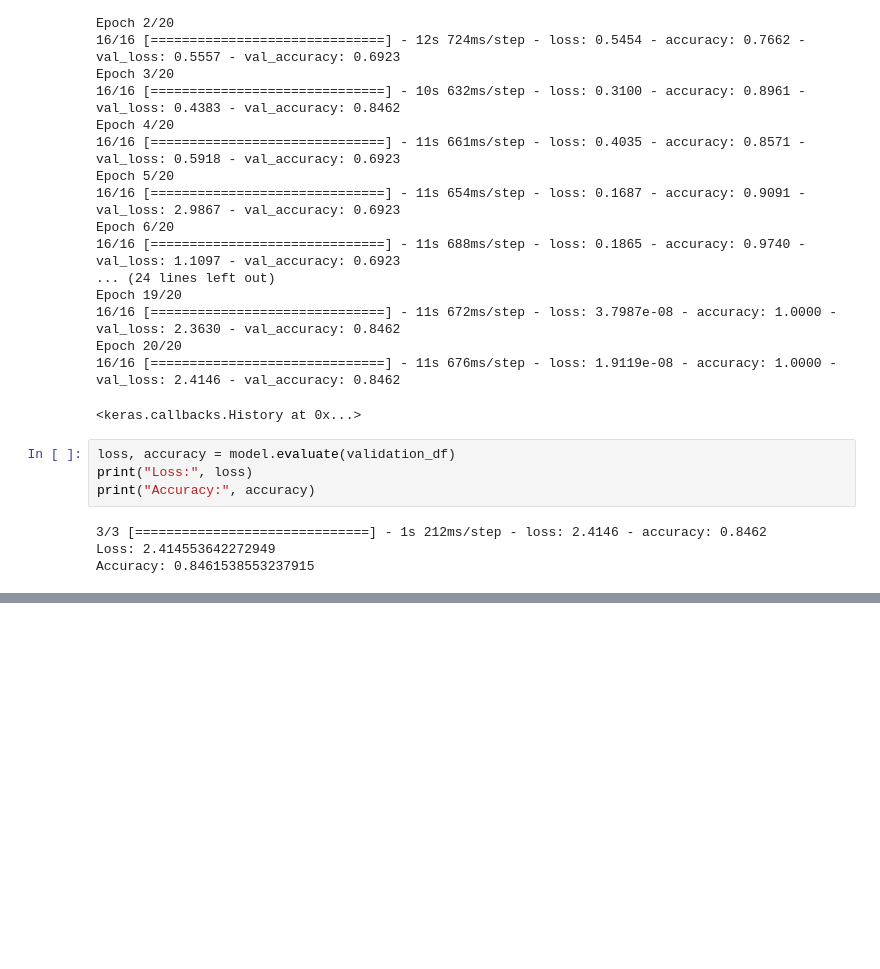
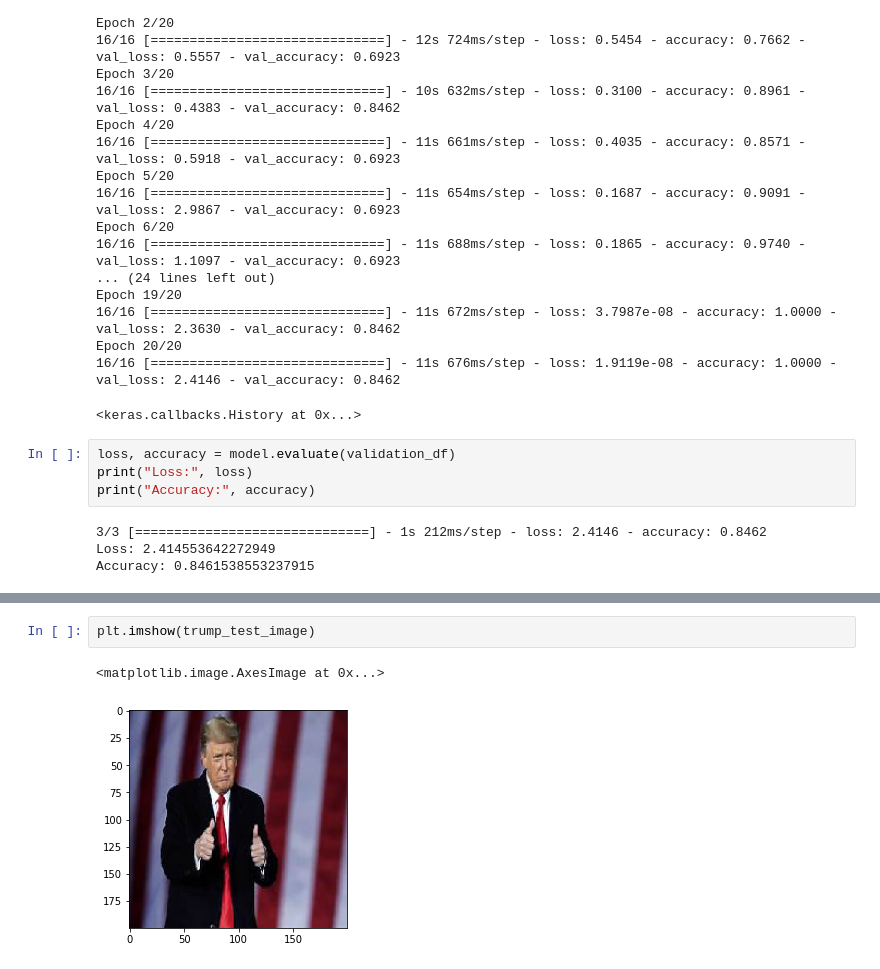
Before and after one commit to ajinkyajumde/CNN-, a Jupyter notebook: CNN.ipynb, the cells around one changed output, grey strips where cells are left out. Drawn from its saved outputs; the diff is of its cells as text; blank space fills up the shorter version.

```diff
--- a/CNN.ipynb
+++ b/CNN.ipynb
@@ -145,0 +150,5 @@ ValueError: ignored
+# %%
+plt.imshow(trump_test_image)
+# %% [output]
+<matplotlib.image.AxesImage at 0x...>
+[figure, added]
```
Also changed, not shown: parts of 6 cells of this notebook.
